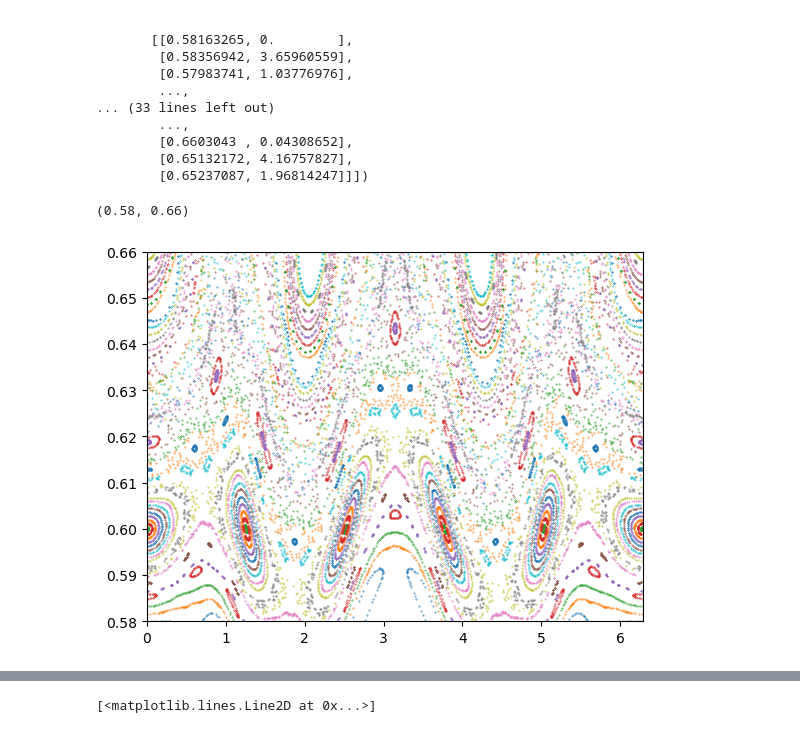
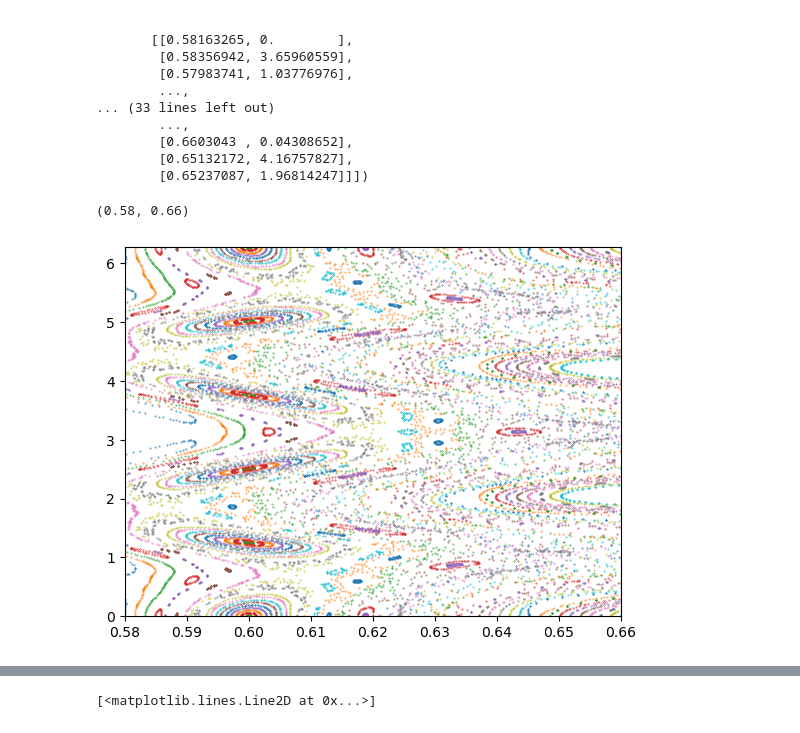
Before and after one commit to Akitzu/pyoculus, a Jupyter notebook: examples/two_waves.ipynb, the cells around one changed output, grey strips where cells are left out. Cells and saved outputs as stored; diff of their text form; code cells hidden in the pictures.

Commit message:
showing the poincare plot

```diff
--- a/examples/two_waves.ipynb
+++ b/examples/two_waves.ipynb
@@ -44,14 +43,14 @@ array([[[0.58      , 0.        ],
 # %%
 import matplotlib.pyplot as plt
 
 fig, ax = plt.subplots()
 for hit in pplot._hits:
-    ax.scatter(hit[:, 1], hit[:, 0], marker='.', s=0.5)
-ax.set_xlim(0, 2*np.pi)
-ax.set_ylim(0.58, 0.66)
+    ax.scatter(hit[:, 0], hit[:, 1], marker='.', s=0.5)
+ax.set_ylim(0, 2*np.pi)
+ax.set_xlim(0.58, 0.66)
 # %% [output]
 (0.58, 0.66)
-[figure, old version]
+[figure, new version]
 # %%
 pplot.compute_iota()
 # %% [output]
```
Also changed, not shown: parts of 22 cells of this notebook.
